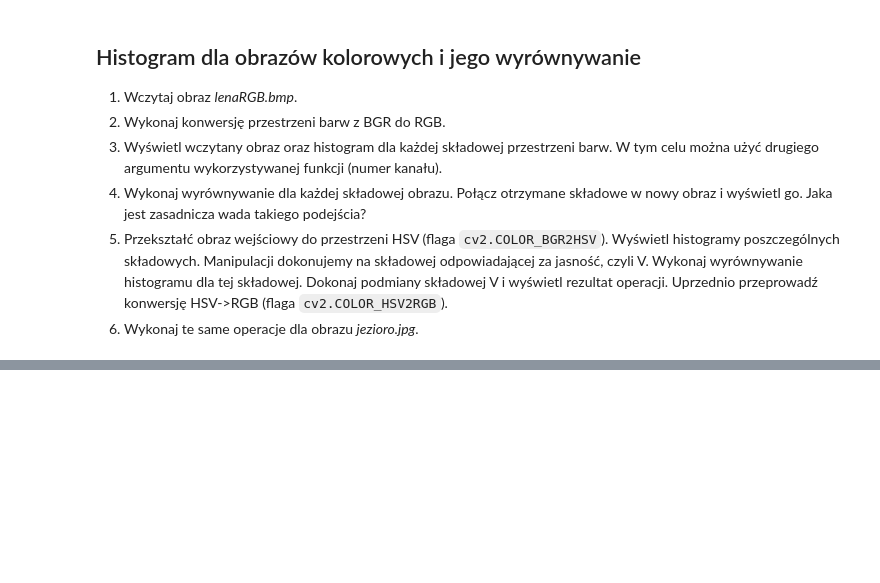
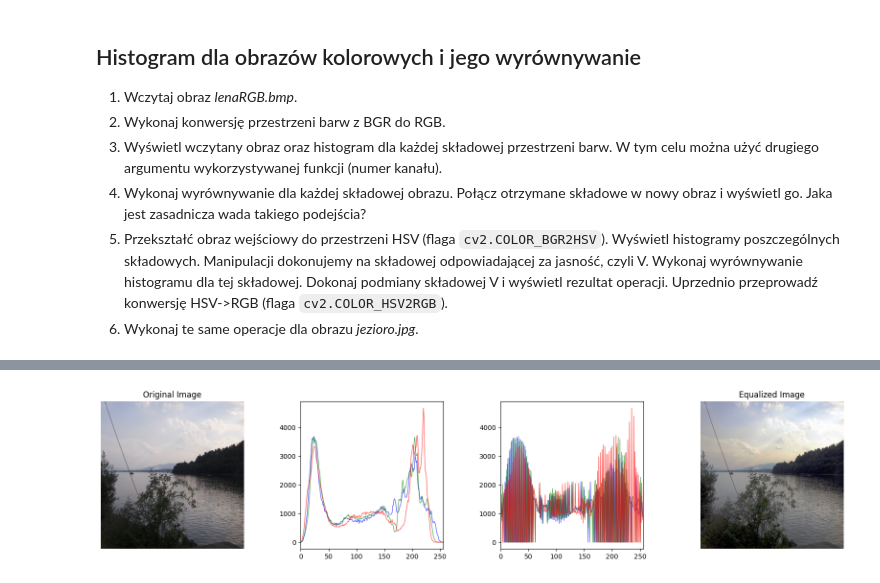
Before and after one commit to krudny/Image-processing, a Jupyter notebook: Lab3-histogram/03_histogram.ipynb, the cells around one changed output, grey strips where cells are left out. Cells and saved outputs as stored; diff of their text form; code cells hidden in the pictures; blank space fills up the shorter version.

```diff
--- a/Lab3-histogram/03_histogram.ipynb
+++ b/Lab3-histogram/03_histogram.ipynb
@@ -319,0 +378,7 @@ if not os.path.exists(fileName) :
+# %%
+jezioro_rgb = cv2.imread('jezioro.jpg')
+jezioro_rgb = cv2.cvtColor(jezioro_rgb, cv2.COLOR_BGR2RGB)
+
+print_all(jezioro_rgb)
+# %% [output]
+[figure, added]
```
Also changed, not shown: parts of 2 cells of this notebook, 2 other files.
